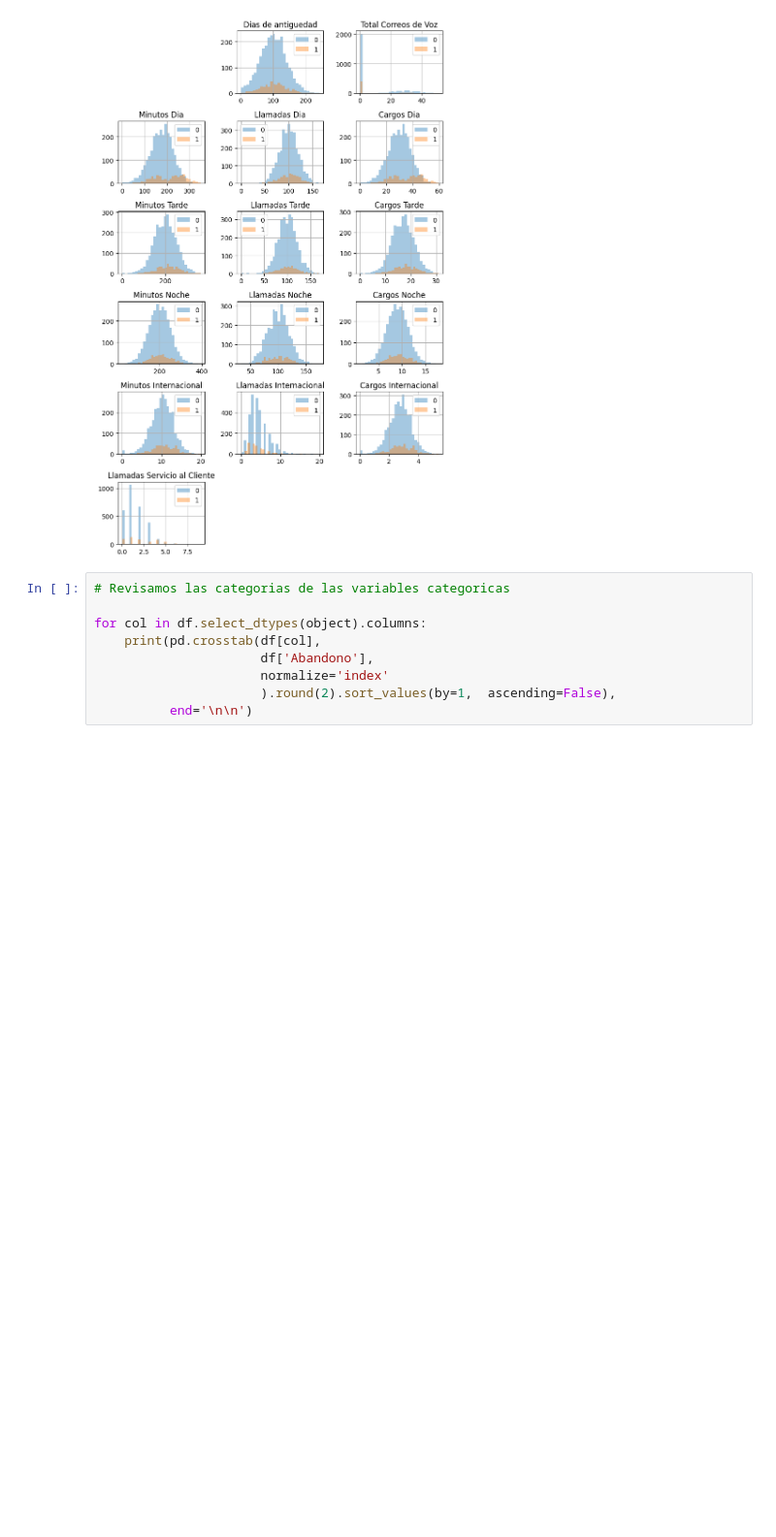
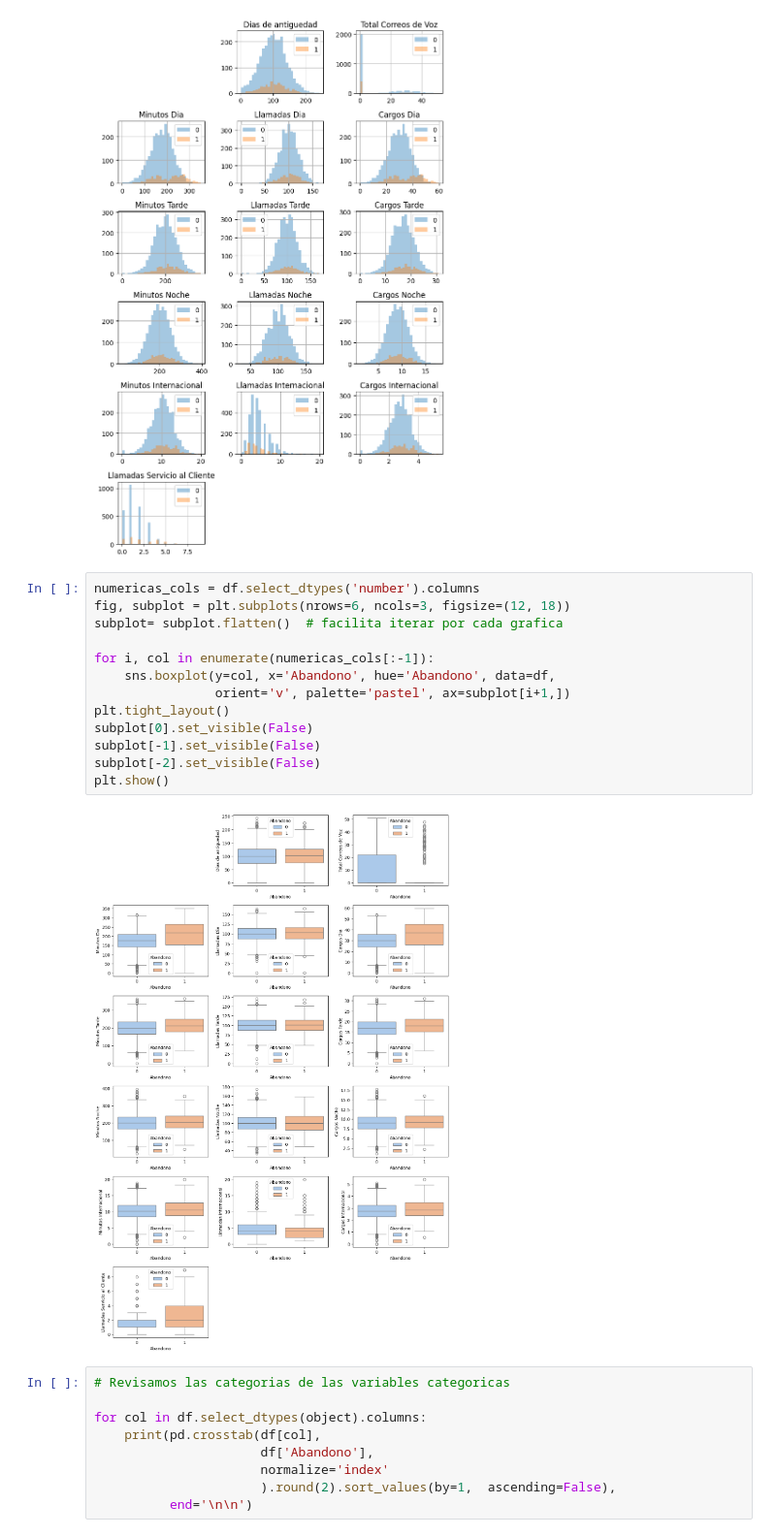
Before and after one commit to AnIsAsPe/ClasificadorClientesTelecom, a Jupyter notebook: Notebooks/Churn_Telecom.ipynb, the cells around one changed output. Shown at 97% size. Drawn from its saved outputs; the diff is of its cells as text; blank space fills up the shorter version.

```diff
--- a/Notebooks/Churn_Telecom.ipynb
+++ b/Notebooks/Churn_Telecom.ipynb
@@ -132,6 +142,21 @@ subplot[-2].set_visible(False)
 plt.show()
 # %% [output]
 [figure]
+# %%
+numericas_cols = df.select_dtypes('number').columns
+fig, subplot = plt.subplots(nrows=6, ncols=3, figsize=(12, 18))
+subplot= subplot.flatten()  # facilita iterar por cada grafica
+
+for i, col in enumerate(numericas_cols[:-1]):
+    sns.boxplot(y=col, x='Abandono', hue='Abandono', data=df,
+                orient='v', palette='pastel', ax=subplot[i+1,])
+plt.tight_layout()
+subplot[0].set_visible(False)
+subplot[-1].set_visible(False)
+subplot[-2].set_visible(False)
+plt.show()
+# %% [output]
+[figure, added]
 # %%
 # Revisamos las categorias de las variables categoricas
 
```
Also changed, not shown: parts of 3 cells of this notebook.
